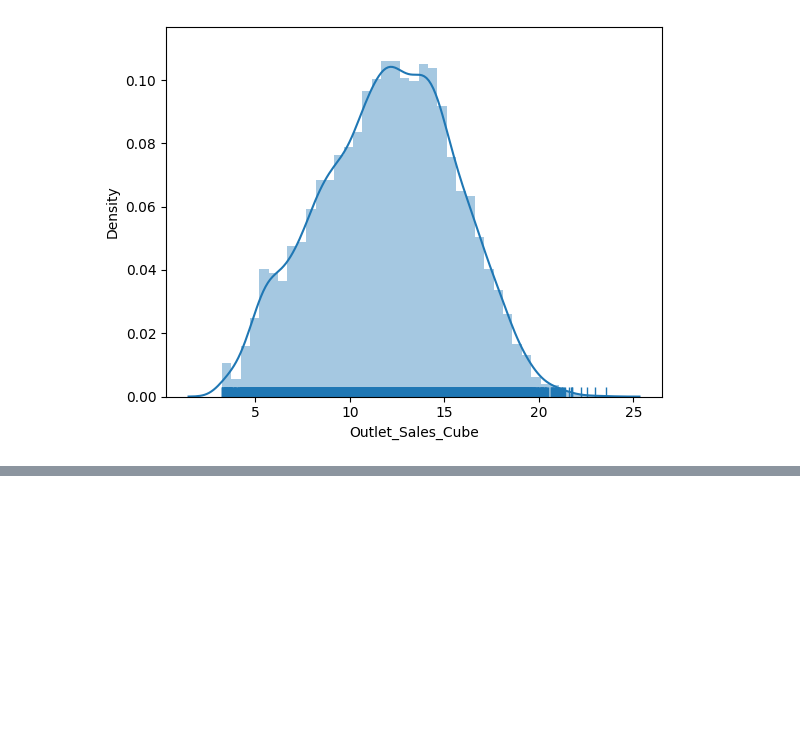
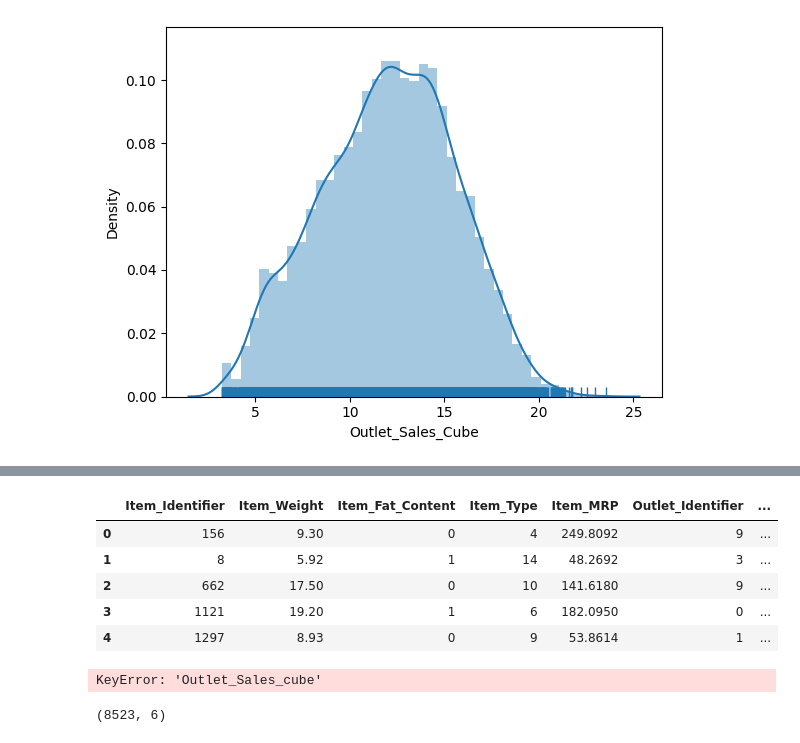
Before and after one commit to monisha-2006-bit/monisha, a Jupyter notebook: Big_Mart_sales_analysis.ipynb, the cells around one changed output, grey strips where cells are left out. Cells and saved outputs as stored; diff of their text form; code cells hidden in the pictures; blank space fills up the shorter version.

```diff
--- a/Big_Mart_sales_analysis.ipynb
+++ b/Big_Mart_sales_analysis.ipynb
@@ -631,0 +616,4 @@ plt.show()
+# %%
+# Calculate the age of each outlet by subtracting the establishment year from 2024
+# and add it as a new column 'Outlet_Age' to the DataFrame
+train['Outlet_Age']=train['Outlet_Establishment_Year'].apply(lambda year:2024-year)
@@ -631,0 +630,4 @@ plt.show()
+# %%
+train=train.drop(['Item_Identifier','Outlet_Identifier','Outlet_Establishment_Year','Outlet_Size','Item_Weight','Outlet_Sales_square'],axis=1)train=train.drop(['Item_Identifier','Outlet_Identifier','Outlet_Establishment_Year','Outlet_Size','Item_Weight','Outlet_Sales_square'],axis=1)train=train.drop(['Item_Identifier','Outlet_Identifier','Outlet_Establishment_Year','Outlet_Size','Item_Weight','Outlet_Sales_square'],axis=1)# Remove the specified columns from the 'train' DataFrame
+# These columns are dropped as they are not necessary for the analysis or modeling
+train=train.drop(['Item_Identifier','Outlet_Identifier','Outlet_Establishment_Year','Outlet_Size','Item_Weight','Outlet_Sales_square'],axis=1)
@@ -631,0 +636,14 @@ plt.show()
+# %%
+# Drop the 'Item_Visibility' and 'Item_Outlet_Sales' columns from the 'train' DataFrame
+# These columns are removed as they are not required for the current analysis or modeling
+train=train.drop(['Item_Visibility','Item_Outlet_Sales'],axis=1)
+# %%
+# Display the first five rows of the 'train' DataFrame
+train.head()
+# %% [output]
+|  | Item_Identifier | Item_Weight | Item_Fat_Content | Item_Type | Item_MRP | Outlet_Identifier | ... |
+| 0 | 156 | 9.30 | 0 | 4 | 249.8092 | 9 | ... |
+| 1 | 8 | 5.92 | 1 | 14 | 48.2692 | 3 | ... |
+| 2 | 662 | 17.50 | 0 | 10 | 141.6180 | 9 | ... |
+| 3 | 1121 | 19.20 | 1 | 6 | 182.0950 | 0 | ... |
+| 4 | 1297 | 8.93 | 0 | 9 | 53.8614 | 1 | ... |
@@ -631,0 +654,13 @@ plt.show()
+# %%
+# Define the feature variables (X) and the target variable (y) for the model
+# 'x' contains the feature columns: 'Item_Fat_Content', 'Item_Type', 'Item_MRP', 'Outlet_Location_Type', 'Outlet_Type', 'Outlet_Age'
+# 'y' contains the target column 'Outlet_Sales_cube' which is the variable we want to predict
+x=train[['Item_Fat_Content','Item_Type','Item_MRP','Outlet_Location_Type','Outlet_Type','Outlet_Age']]
+y=train['Outlet_Sales_cube']
+# %% [output]
+KeyError: 'Outlet_Sales_cube'
+# %%
+# Display the dimensions of the 'x' DataFrame
+x.shape
+# %% [output]
+(8523, 6)
```
Also changed, not shown: parts of 35 cells of this notebook.
